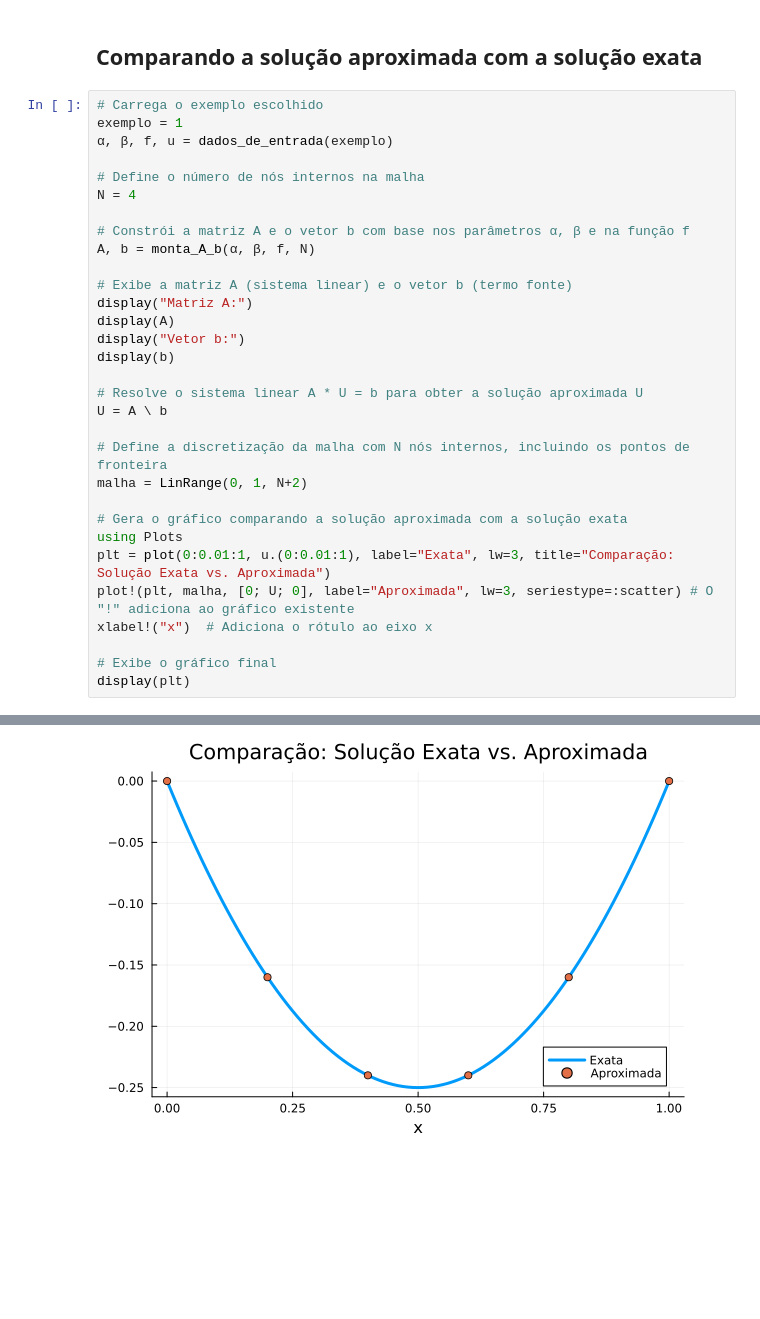
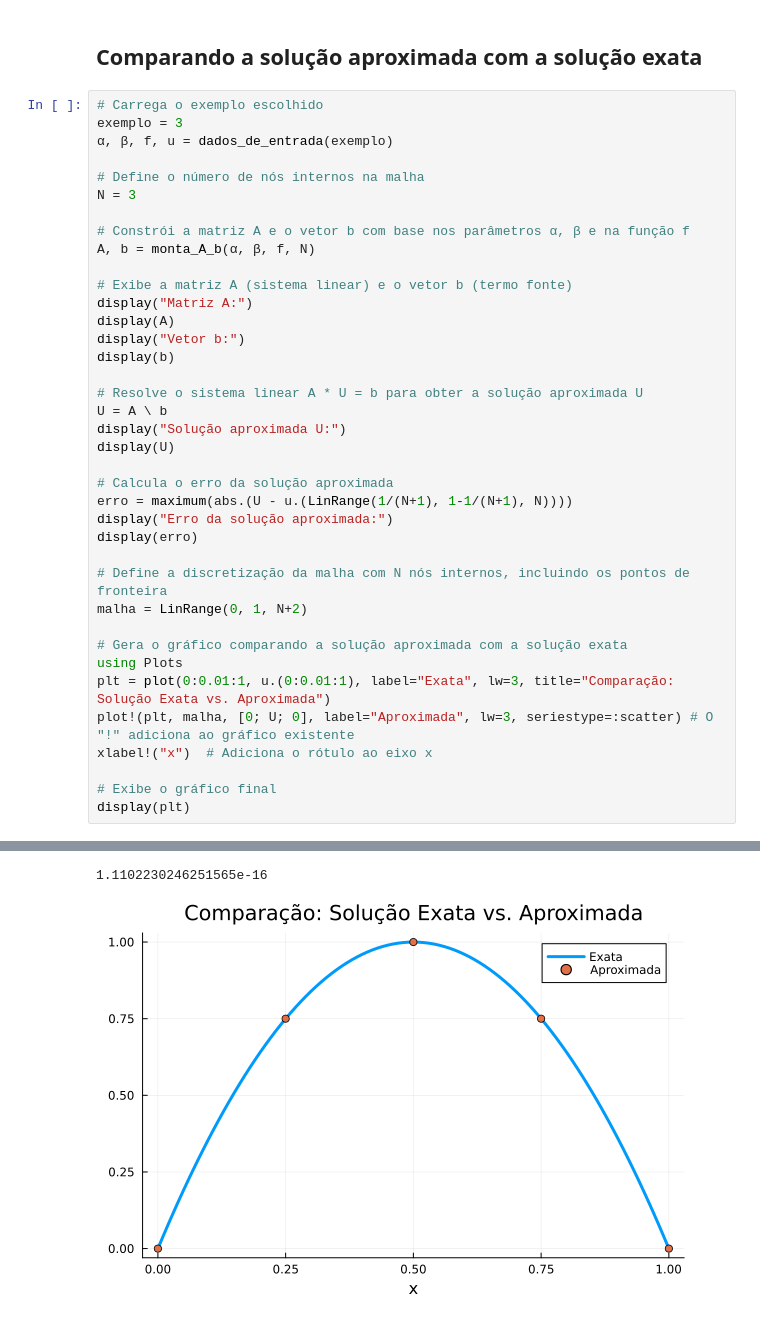
Before and after one commit to bacarmo/Elementos_Finitos, a Jupyter notebook: Eliptica_1D.ipynb, the cells around one changed output, grey strips where cells are left out. Cells and saved outputs as stored; diff of their text form; blank space fills up the shorter version.

Commit message:
Adicionei a solução aproximada via elementos finitos.

```diff
--- a/Eliptica_1D.ipynb
+++ b/Eliptica_1D.ipynb
@@ -146,11 +146,11 @@ monta_A_b
 ## Comparando a solução aproximada com a solução exata
 # %%
 # Carrega o exemplo escolhido
-exemplo = 1
+exemplo = 3
 α, β, f, u = dados_de_entrada(exemplo)
 
 # Define o número de nós internos na malha
-N = 4
+N = 3
 
 # Constrói a matriz A e o vetor b com base nos parâmetros α, β e na função f
 A, b = monta_A_b(α, β, f, N)
@@ -163,6 +163,13 @@ display(b)
 
 # Resolve o sistema linear A * U = b para obter a solução aproximada U
 U = A \ b
+display("Solução aproximada U:")
+display(U)
+
+# Calcula o erro da solução aproximada
+erro = maximum(abs.(U - u.(LinRange(1/(N+1), 1-1/(N+1), N))))
+display("Erro da solução aproximada:")
+display(erro)
 
 # Define a discretização da malha com N nós internos, incluindo os pontos de fronteira
 malha = LinRange(0, 1, N+2)
@@ -191,2 +202,3 @@ display(plt)
+1.1102230246251565e-16
-[figure, old version]
+[figure, new version]
 # %% [markdown]
```
Also changed, not shown: parts of 16 cells of this notebook, 5 other files.
